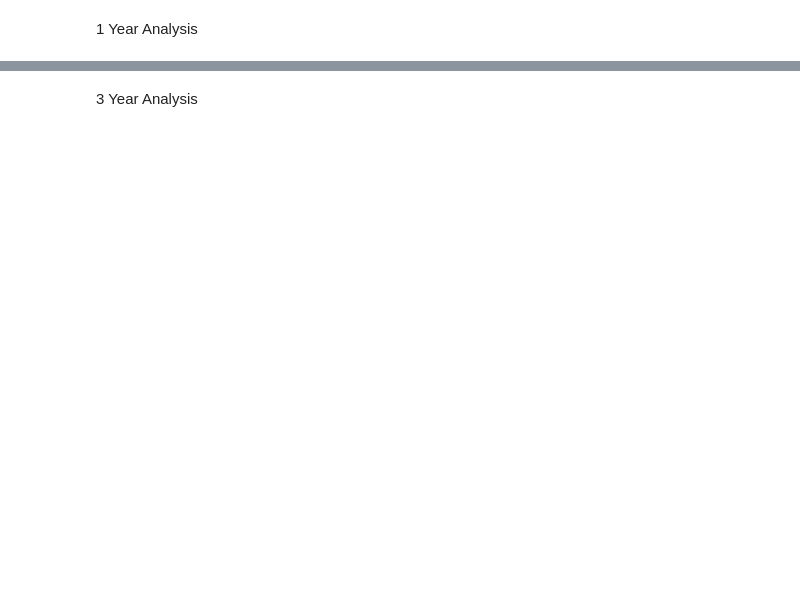
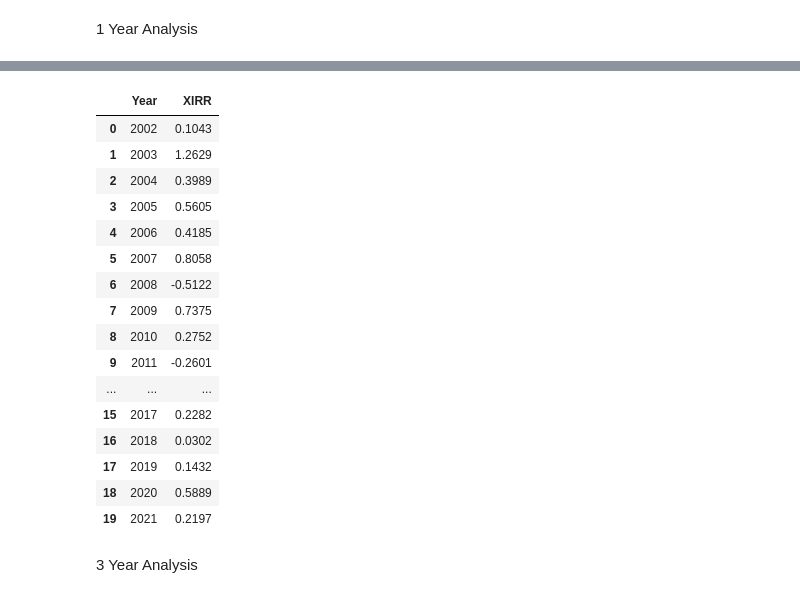
Before and after one commit to guptaharsh940/SIPanalysis, a Jupyter notebook: ReturnAnalysis.ipynb, the cells around one changed output, grey strips where cells are left out. Saved outputs shown, nothing was run; the diff lists cells and outputs as text; code cells hidden in the pictures; blank space fills up the shorter version.

```diff
--- a/ReturnAnalysis.ipynb
+++ b/ReturnAnalysis.ipynb
@@ -561,44 +620,57 @@ for g in l.keys():
             cf.append(-normalSIP.loc[z[0],'Investment Amount'])
             d.append(datetime.datetime.strptime(y,'%b %d, %Y'))
             qty += normalSIP.loc[z[0],'Qty']
-            cf.append(qty*normalSIP.loc[z[0],'Buy Price'])
-            d.append(datetime.datetime.strptime(y,'%b %d, %Y'))
+            lastyear = datetime.datetime.strptime(y,'%b %d, %Y').year
+            for q in data['Date']:
+                if lastyear == (datetime.datetime.strptime(q,'%b %d, %Y').year):
+                    ind = list(data['Date'].loc[lambda x:x==q].index)
+                    op = data.loc[ind[0],'Close']
+                    d.append(datetime.datetime.strptime(q,'%b %d, %Y'))
+                    break
+                else:
+                    continue
+            cf.append(qty*op)
+            # print(lastyear,op)
+
+
         else:
             cf.append(-normalSIP.loc[z[0],'Investment Amount'])
             d.append(datetime.datetime.strptime(y,'%b %d, %Y'))
             qty += normalSIP.loc[z[0],'Qty']
     # print(g,irr(d,cf))
+    print(d,cf)
     normalSIP_oneyear = normalSIP_oneyear.append(pd.Series([str(g),irr(d,cf)],index=my_columns),ignore_index=True)
 
 normalSIP_oneyear
-rawb = openpyxl.load_workbook('Return Analysis.xlsx')
-ns = rawb['Normal SIP']
-for i in range(len(list(normalSIP_oneyear['Year']))):
-    if i == 0:
-        ns['A1'] = 'Normal SIP'
-        ns['A1'].font = Font(b=True, size = 20)
-        ns.merge_cells('A1:O2')
-        ns['A1'].alignment = Alignment(horizontal="center", vertical = 'center')
-        ns['B4']='1 Year'
-        ns['B4'].font = Font(b=True)
-        ns.merge_cells('B4:C4')
-        ns['B4'].alignment = Alignment(horizontal="center")
-        ns['B5'] = 'Year'
-        ns['B5'].font = Font(b=True)
-        ns['B5'].alignment = Alignment(horizontal="center")
-        ns['C5'] = 'XIRR'
-        ns['C5'].font = Font(b=True)
-        ns['C5'].alignment = Alignment(horizontal="center")
-        ns[f'B{i+6}'] = list(normalSIP_oneyear['Year'])[i]
-        ns[f'C{i+6}'] = list(normalSIP_oneyear['XIRR'])[i]
-        ns[f'C{i+6}'].style = 'Percent'
-    else:
-        ns[f'B{i+6}'] = list(normalSIP_oneyear['Year'])[i]
-        ns[f'C{i+6}'] = list(normalSIP_oneyear['XIRR'])[i]
-        ns[f'C{i+6}'].style = 'Percent'
+# rawb = openpyxl.load_workbook('Return Analysis.xlsx')
+# ns = rawb['Normal SIP']
+# for i in range(len(list(normalSIP_oneyear['Year']))):
+#     if i == 0:
+#         ns['A1'] = 'Normal SIP'
+#         ns['A1'].font = Font(b=True, size = 20)
+#         ns.merge_cells('A1:O2')
+#         ns['A1'].alignment = Alignment(horizontal="center", vertical = 'center')
+#         ns['B4']='1 Year'
+#         ns['B4'].font = Font(b=True)
+#         ns.merge_cells('B4:C4')
+#         ns['B4'].alignment = Alignment(horizontal="center")
+#         ns['B5'] = 'Year'
+#         ns['B5'].font = Font(b=True)
+#         ns['B5'].alignment = Alignment(horizontal="center")
+#         ns['C5'] = 'XIRR'
+#         ns['C5'].font = Font(b=True)
+#         ns['C5'].alignment = Alignment(horizontal="center")
+#         ns[f'B{i+6}'] = list(normalSIP_oneyear['Year'])[i]
+#         ns[f'C{i+6}'] = list(normalSIP_oneyear['XIRR'])[i]
+#         ns[f'C{i+6}'].style = 'Percent'
+#     else:
+#         ns[f'B{i+6}'] = list(normalSIP_oneyear['Year'])[i]
+#         ns[f'C{i+6}'] = list(normalSIP_oneyear['XIRR'])[i]
+#         ns[f'C{i+6}'].style = 'Percent'
 
-rawb.save('Return Analysis.xlsx')
+# rawb.save('Return Analysis.xlsx')
 
 
 
 # print(l)
+# %% [output]
@@ -605,3 +694,20 @@ rawb.save('Return Analysis.xlsx')
+|  | Year | XIRR |
+| 0 | 2002 | 0.1043 |
+| 1 | 2003 | 1.2629 |
+| 2 | 2004 | 0.3989 |
+| 3 | 2005 | 0.5605 |
+| 4 | 2006 | 0.4185 |
+| 5 | 2007 | 0.8058 |
+| 6 | 2008 | -0.5122 |
+| 7 | 2009 | 0.7375 |
+| 8 | 2010 | 0.2752 |
+| 9 | 2011 | -0.2601 |
+| ... | ... | ... |
+| 15 | 2017 | 0.2282 |
+| 16 | 2018 | 0.0302 |
+| 17 | 2019 | 0.1432 |
+| 18 | 2020 | 0.5889 |
+| 19 | 2021 | 0.2197 |
 # %% [markdown]
 3 Year Analysis
 # %%
```
Also changed, not shown: parts of 9 cells of this notebook, 2 other files.
